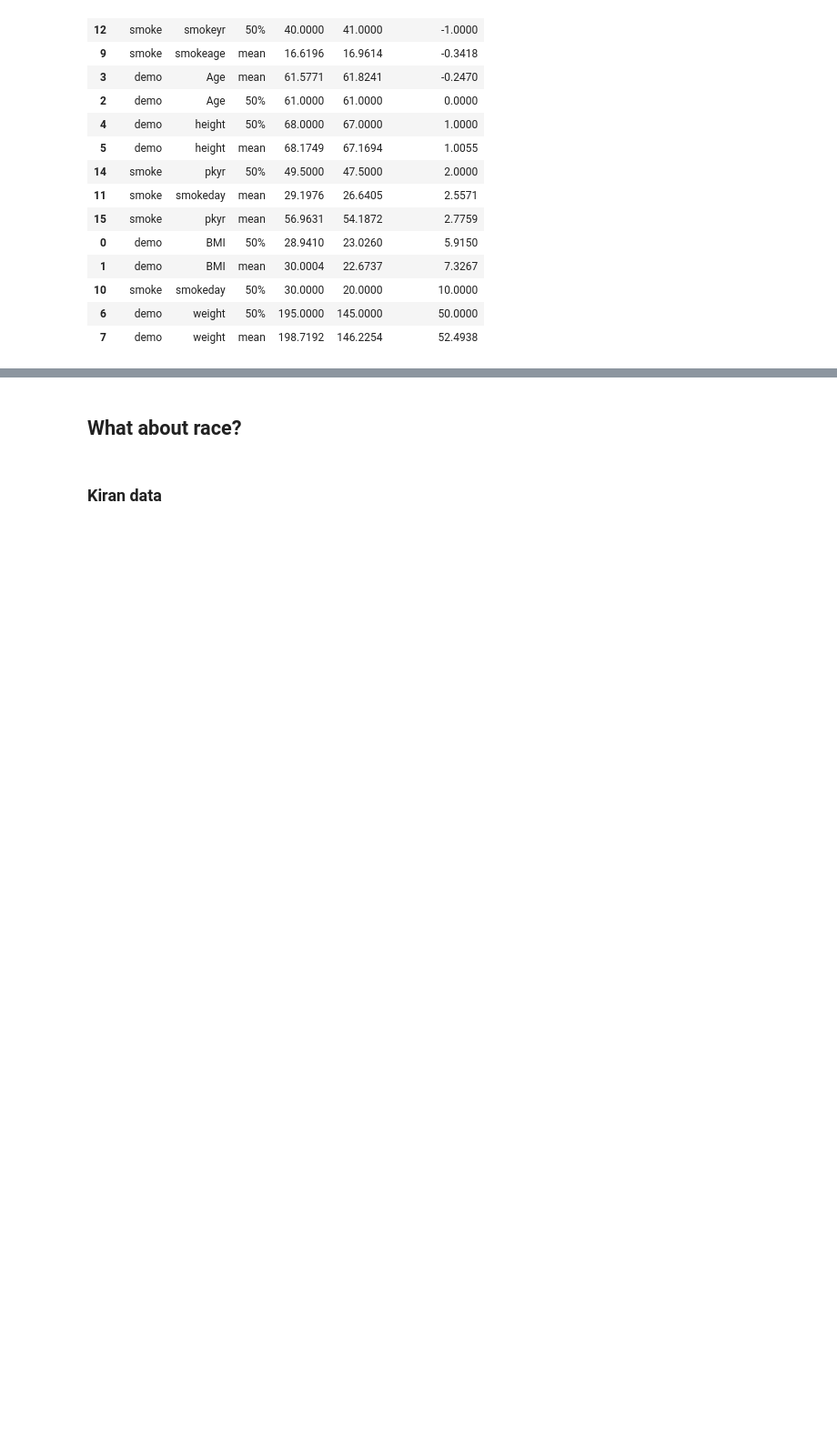
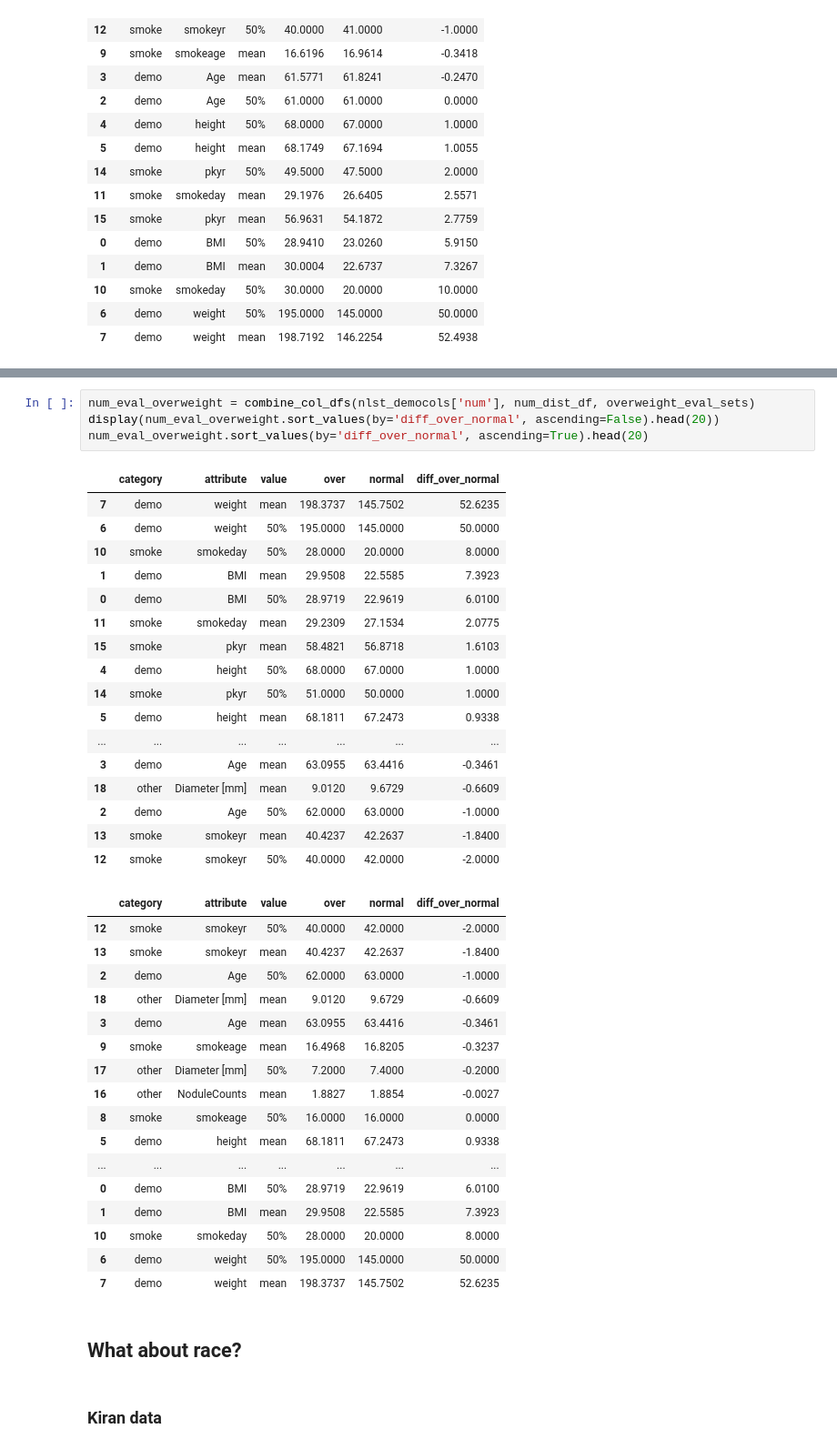
Before and after one commit to DIAGNijmegen/bodyct-lung-malignancy-fairness, a Jupyter notebook: nlst/nlst_traininfo.ipynb, the cells around one changed output, grey strips where cells are left out. Shown at 91% size. Saved outputs shown, nothing was run; the diff lists cells and outputs as text; blank space fills up the shorter version.

```diff
--- a/nlst/nlst_traininfo.ipynb
+++ b/nlst/nlst_traininfo.ipynb
@@ -1199,3 +1272,42 @@ num_demo_overweight.sort_values(by='diff_over_normal', ascending=True).head(20)
+# %%
+num_eval_overweight = combine_col_dfs(nlst_democols['num'], num_dist_df, overweight_eval_sets)
+display(num_eval_overweight.sort_values(by='diff_over_normal', ascending=False).head(20))
+num_eval_overweight.sort_values(by='diff_over_normal', ascending=True).head(20)
+# %% [output]
+|  | category | attribute | value | over | normal | diff_over_normal |
+| 7 | demo | weight | mean | 198.3737 | 145.7502 | 52.6235 |
+| 6 | demo | weight | 50% | 195.0000 | 145.0000 | 50.0000 |
+| 10 | smoke | smokeday | 50% | 28.0000 | 20.0000 | 8.0000 |
+| 1 | demo | BMI | mean | 29.9508 | 22.5585 | 7.3923 |
+| 0 | demo | BMI | 50% | 28.9719 | 22.9619 | 6.0100 |
+| 11 | smoke | smokeday | mean | 29.2309 | 27.1534 | 2.0775 |
+| 15 | smoke | pkyr | mean | 58.4821 | 56.8718 | 1.6103 |
+| 4 | demo | height | 50% | 68.0000 | 67.0000 | 1.0000 |
+| 14 | smoke | pkyr | 50% | 51.0000 | 50.0000 | 1.0000 |
+| 5 | demo | height | mean | 68.1811 | 67.2473 | 0.9338 |
+| ... | ... | ... | ... | ... | ... | ... |
+| 3 | demo | Age | mean | 63.0955 | 63.4416 | -0.3461 |
+| 18 | other | Diameter [mm] | mean | 9.0120 | 9.6729 | -0.6609 |
+| 2 | demo | Age | 50% | 62.0000 | 63.0000 | -1.0000 |
+| 13 | smoke | smokeyr | mean | 40.4237 | 42.2637 | -1.8400 |
+| 12 | smoke | smokeyr | 50% | 40.0000 | 42.0000 | -2.0000 |
+|  | category | attribute | value | over | normal | diff_over_normal |
+| 12 | smoke | smokeyr | 50% | 40.0000 | 42.0000 | -2.0000 |
+| 13 | smoke | smokeyr | mean | 40.4237 | 42.2637 | -1.8400 |
+| 2 | demo | Age | 50% | 62.0000 | 63.0000 | -1.0000 |
+| 18 | other | Diameter [mm] | mean | 9.0120 | 9.6729 | -0.6609 |
+| 3 | demo | Age | mean | 63.0955 | 63.4416 | -0.3461 |
+| 9 | smoke | smokeage | mean | 16.4968 | 16.8205 | -0.3237 |
+| 17 | other | Diameter [mm] | 50% | 7.2000 | 7.4000 | -0.2000 |
+| 16 | other | NoduleCounts | mean | 1.8827 | 1.8854 | -0.0027 |
+| 8 | smoke | smokeage | 50% | 16.0000 | 16.0000 | 0.0000 |
+| 5 | demo | height | mean | 68.1811 | 67.2473 | 0.9338 |
+| ... | ... | ... | ... | ... | ... | ... |
+| 0 | demo | BMI | 50% | 28.9719 | 22.9619 | 6.0100 |
+| 1 | demo | BMI | mean | 29.9508 | 22.5585 | 7.3923 |
+| 10 | smoke | smokeday | 50% | 28.0000 | 20.0000 | 8.0000 |
+| 6 | demo | weight | 50% | 195.0000 | 145.0000 | 50.0000 |
+| 7 | demo | weight | mean | 198.3737 | 145.7502 | 52.6235 |
 # %% [markdown]
 ## What about race?
 # %% [markdown]
```
Also changed, not shown: parts of 5 cells of this notebook, 1 other file.
